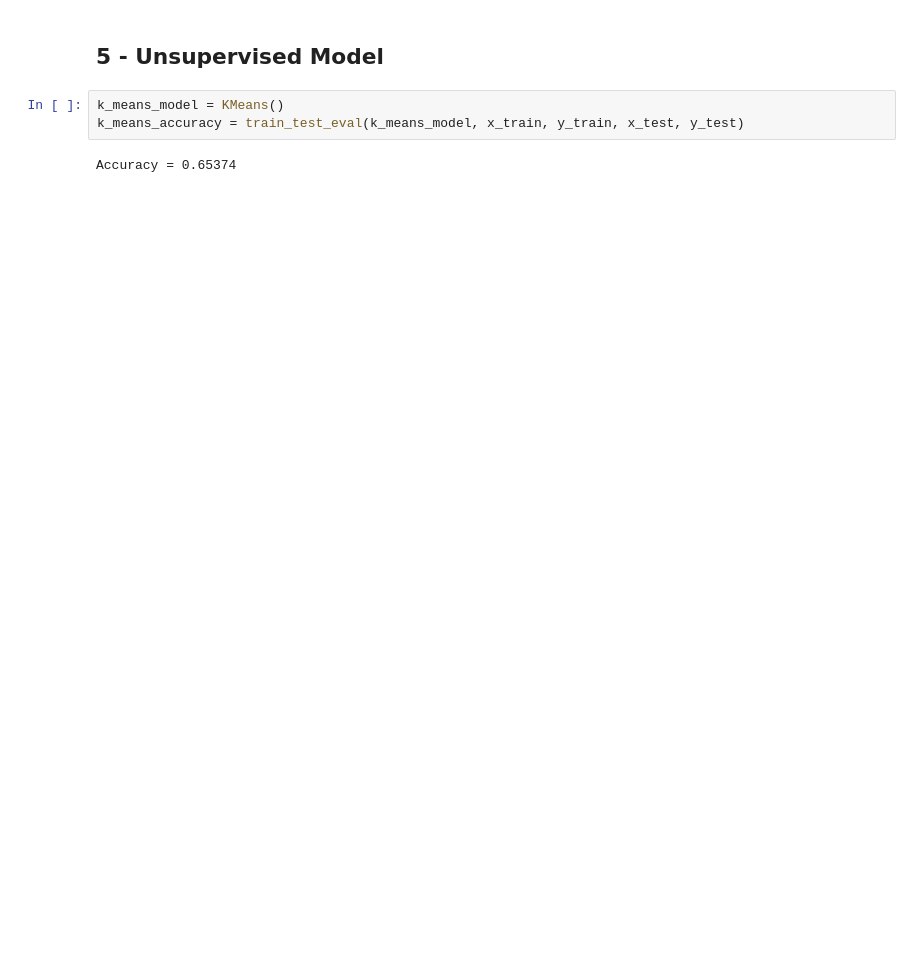
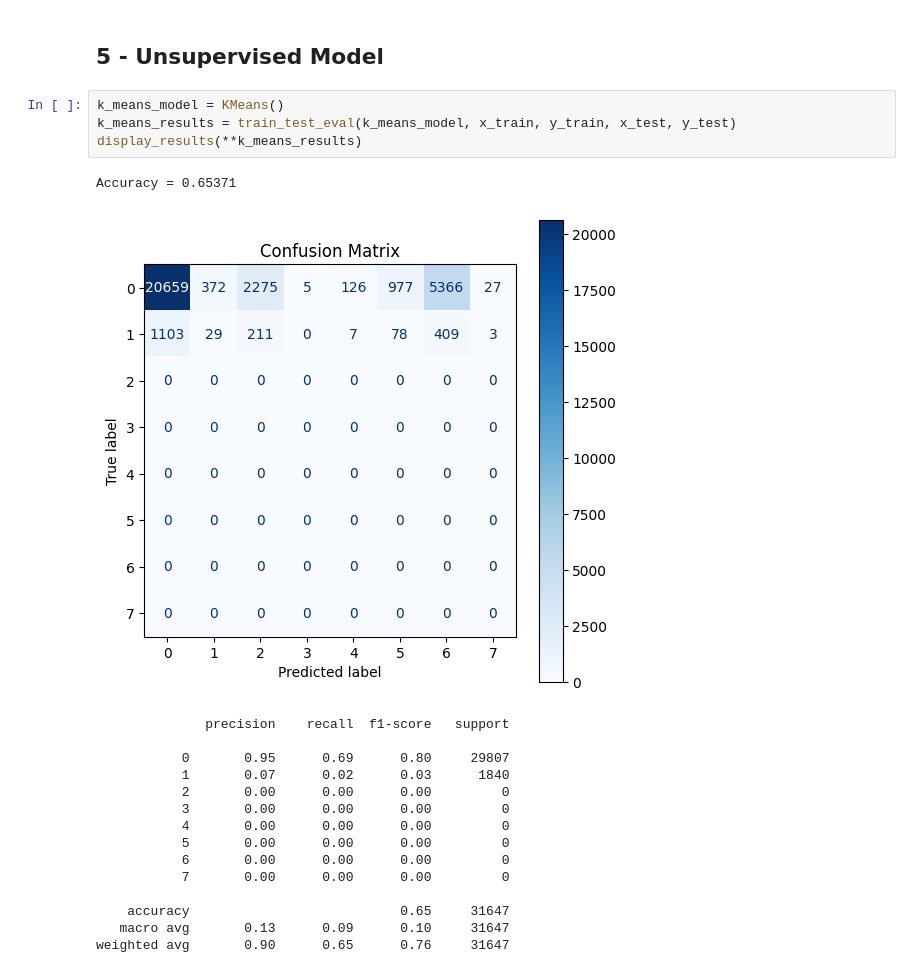
Before and after one commit to randallctc/D7041E_Mini_Project, a Jupyter notebook: banks.ipynb, the cells around one changed output. Cells and saved outputs as stored; diff of their text form; blank space fills up the shorter version.

```diff
--- a/banks.ipynb
+++ b/banks.ipynb
@@ -334,6 +361,22 @@ Accuracy = 0.92925
 ## 5 - Unsupervised Model
 # %%
 k_means_model = KMeans()
-k_means_accuracy = train_test_eval(k_means_model, x_train, y_train, x_test, y_test)
+k_means_results = train_test_eval(k_means_model, x_train, y_train, x_test, y_test)
+display_results(**k_means_results)
 # %% [output]
-Accuracy = 0.65374
+Accuracy = 0.65371
+[figure, added]
+              precision    recall  f1-score   support
+
+           0       0.95      0.69      0.80     29807
+           1       0.07      0.02      0.03      1840
+           2       0.00      0.00      0.00         0
+           3       0.00      0.00      0.00         0
+           4       0.00      0.00      0.00         0
+           5       0.00      0.00      0.00         0
+           6       0.00      0.00      0.00         0
+           7       0.00      0.00      0.00         0
+
+    accuracy                           0.65     31647
+   macro avg       0.13      0.09      0.10     31647
+weighted avg       0.90      0.65      0.76     31647
```
Also changed, not shown: parts of 4 cells of this notebook, 1 other file.
